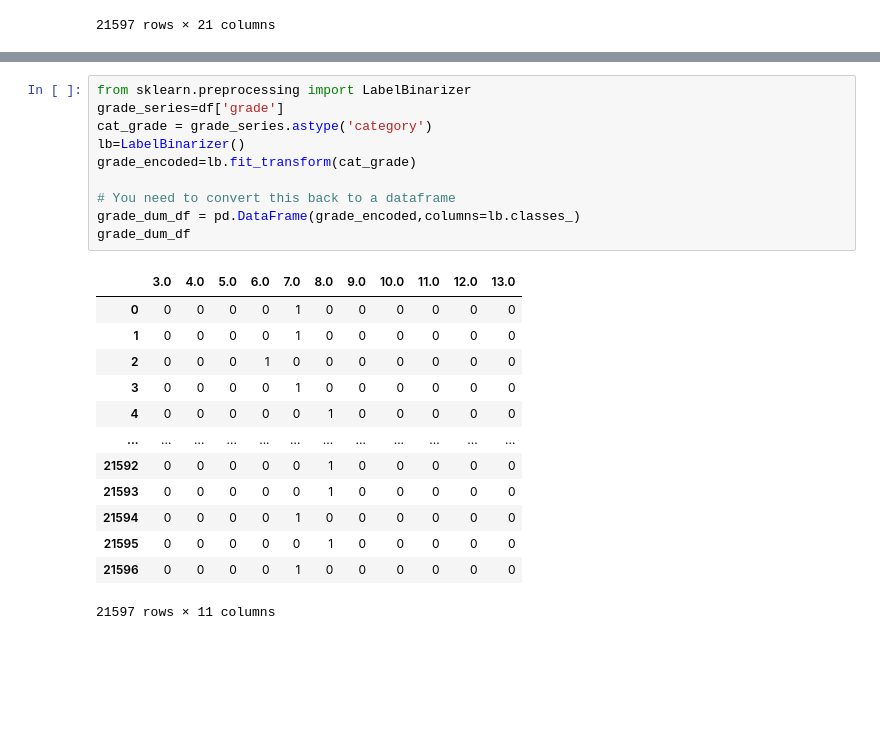
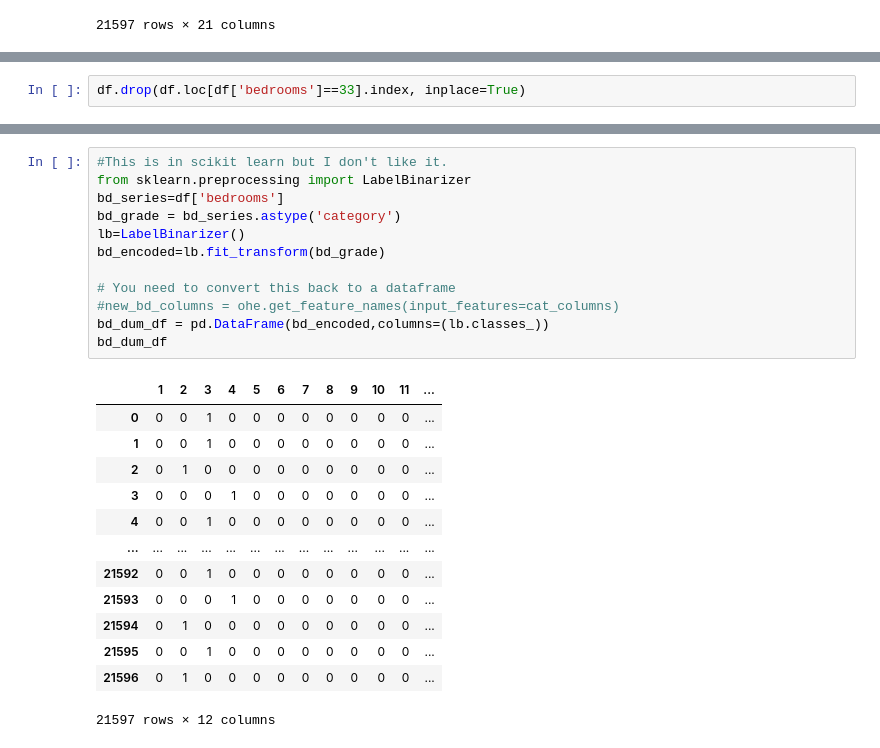
Before and after one commit to MNLKuzmin/dsc-phase-2-project-v2-3, a Jupyter notebook: student.ipynb, the cells around one changed output, grey strips where cells are left out. Cells and saved outputs as stored; diff of their text form; blank space fills up the shorter version.

```diff
--- a/student.ipynb
+++ b/student.ipynb
@@ -443,0 +633,2 @@ Source: Illinado Home Solutions, LLC
+# %%
+df.drop(df.loc[df['bedrooms']==33].index, inplace=True)
@@ -444,24 +667,26 @@ Source: Illinado Home Solutions, LLC
 # %%
+#This is in scikit learn but I don't like it.
 from sklearn.preprocessing import LabelBinarizer
-grade_series=df['grade']
-cat_grade = grade_series.astype('category')
+bd_series=df['bedrooms']
+bd_grade = bd_series.astype('category')
 lb=LabelBinarizer()
-grade_encoded=lb.fit_transform(cat_grade)
+bd_encoded=lb.fit_transform(bd_grade)
 
 # You need to convert this back to a dataframe
-grade_dum_df = pd.DataFrame(grade_encoded,columns=lb.classes_)
-grade_dum_df
+#new_bd_columns = ohe.get_feature_names(input_features=cat_columns)
+bd_dum_df = pd.DataFrame(bd_encoded,columns=(lb.classes_))
+bd_dum_df
 # %% [output]
-|  | 3.0 | 4.0 | 5.0 | 6.0 | 7.0 | 8.0 | 9.0 | 10.0 | 11.0 | 12.0 | 13.0 |
-| 0 | 0 | 0 | 0 | 0 | 1 | 0 | 0 | 0 | 0 | 0 | 0 |
-| 1 | 0 | 0 | 0 | 0 | 1 | 0 | 0 | 0 | 0 | 0 | 0 |
-| 2 | 0 | 0 | 0 | 1 | 0 | 0 | 0 | 0 | 0 | 0 | 0 |
-| 3 | 0 | 0 | 0 | 0 | 1 | 0 | 0 | 0 | 0 | 0 | 0 |
-| 4 | 0 | 0 | 0 | 0 | 0 | 1 | 0 | 0 | 0 | 0 | 0 |
-| ... | ... | ... | ... | ... | ... | ... | ... | ... | ... | ... | ... |
-| 21592 | 0 | 0 | 0 | 0 | 0 | 1 | 0 | 0 | 0 | 0 | 0 |
-| 21593 | 0 | 0 | 0 | 0 | 0 | 1 | 0 | 0 | 0 | 0 | 0 |
-| 21594 | 0 | 0 | 0 | 0 | 1 | 0 | 0 | 0 | 0 | 0 | 0 |
-| 21595 | 0 | 0 | 0 | 0 | 0 | 1 | 0 | 0 | 0 | 0 | 0 |
-| 21596 | 0 | 0 | 0 | 0 | 1 | 0 | 0 | 0 | 0 | 0 | 0 |
+|  | 1 | 2 | 3 | 4 | 5 | 6 | 7 | 8 | 9 | 10 | 11 | ... |
+| 0 | 0 | 0 | 1 | 0 | 0 | 0 | 0 | 0 | 0 | 0 | 0 | ... |
+| 1 | 0 | 0 | 1 | 0 | 0 | 0 | 0 | 0 | 0 | 0 | 0 | ... |
+| 2 | 0 | 1 | 0 | 0 | 0 | 0 | 0 | 0 | 0 | 0 | 0 | ... |
+| 3 | 0 | 0 | 0 | 1 | 0 | 0 | 0 | 0 | 0 | 0 | 0 | ... |
+| 4 | 0 | 0 | 1 | 0 | 0 | 0 | 0 | 0 | 0 | 0 | 0 | ... |
+| ... | ... | ... | ... | ... | ... | ... | ... | ... | ... | ... | ... | ... |
+| 21592 | 0 | 0 | 1 | 0 | 0 | 0 | 0 | 0 | 0 | 0 | 0 | ... |
+| 21593 | 0 | 0 | 0 | 1 | 0 | 0 | 0 | 0 | 0 | 0 | 0 | ... |
+| 21594 | 0 | 1 | 0 | 0 | 0 | 0 | 0 | 0 | 0 | 0 | 0 | ... |
+| 21595 | 0 | 0 | 1 | 0 | 0 | 0 | 0 | 0 | 0 | 0 | 0 | ... |
+| 21596 | 0 | 1 | 0 | 0 | 0 | 0 | 0 | 0 | 0 | 0 | 0 | ... |
-21597 rows × 11 columns
+21597 rows × 12 columns
```
Also changed, not shown: parts of 38 cells of this notebook.
